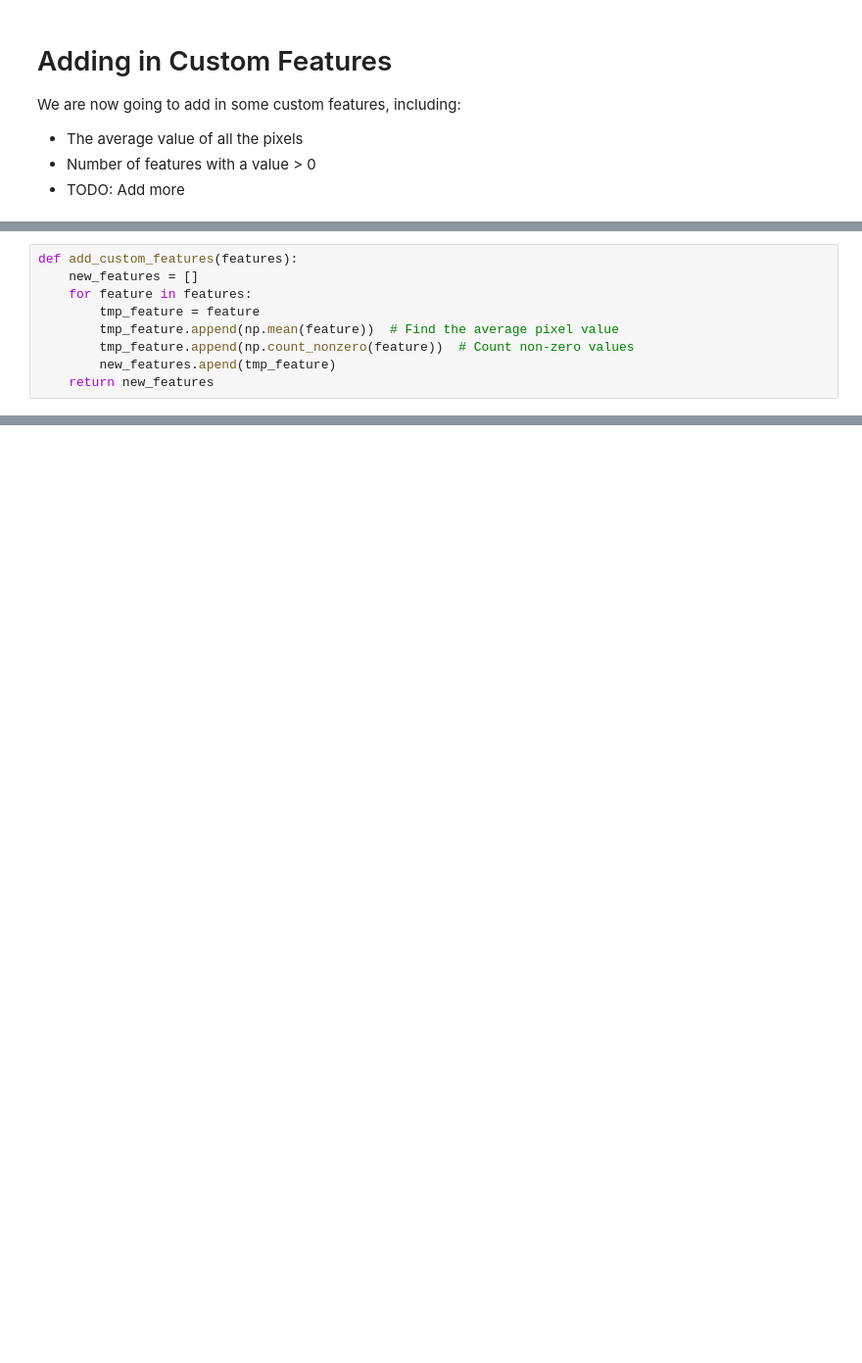
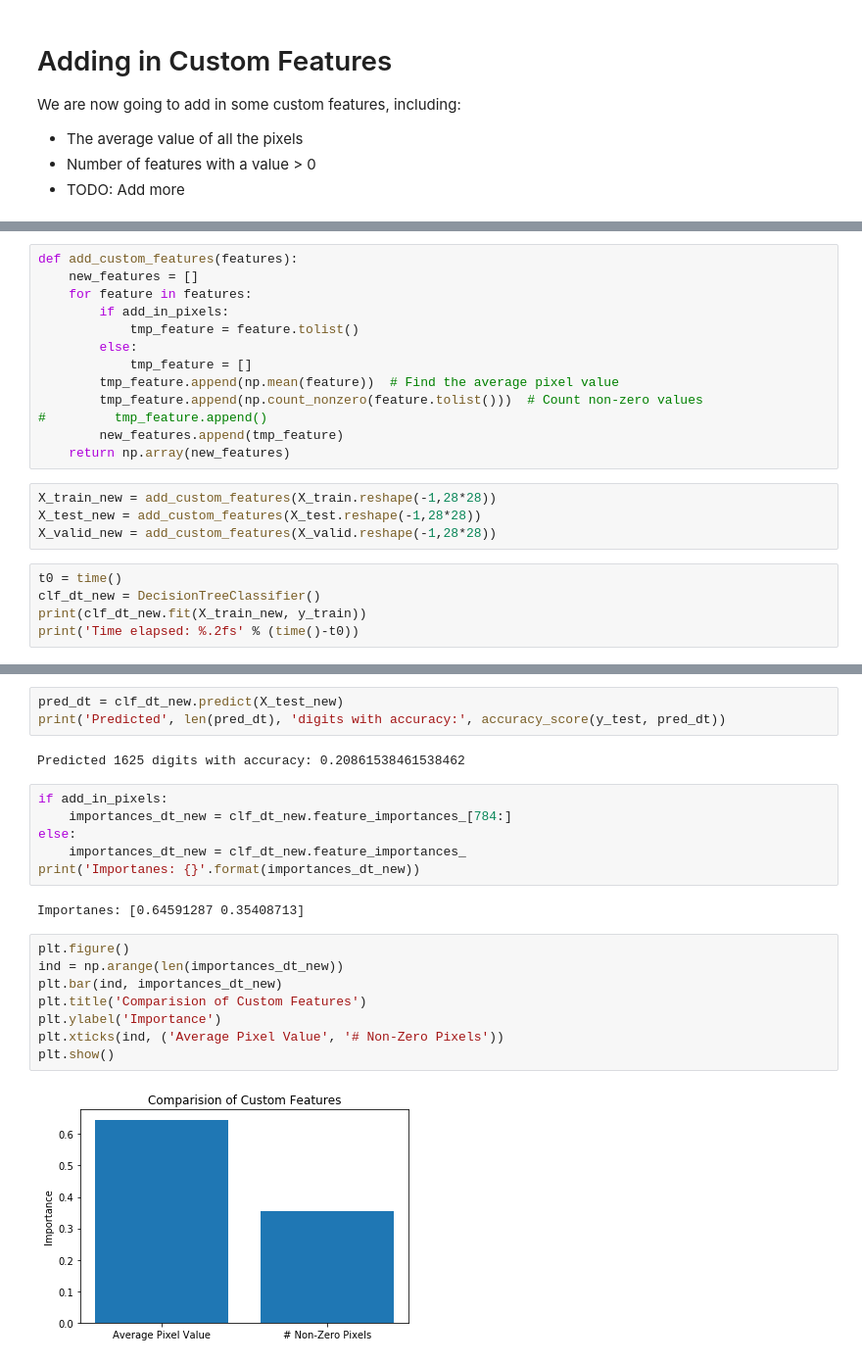
Before and after one commit to diggerdata/MNIST_TSN, a Jupyter notebook: DTClassifier.ipynb, the cells around one changed output, grey strips where cells are left out. Shown at 98% size. Saved outputs shown, nothing was run; the diff lists cells and outputs as text; blank space fills up the shorter version.

```diff
--- a/DTClassifier.ipynb
+++ b/DTClassifier.ipynb
@@ -205,8 +205,21 @@ We are now going to add in some custom features, including:
 def add_custom_features(features):
     new_features = []
     for feature in features:
-        tmp_feature = feature
+        if add_in_pixels:
+            tmp_feature = feature.tolist()
+        else:
+            tmp_feature = []
         tmp_feature.append(np.mean(feature))  # Find the average pixel value
-        tmp_feature.append(np.count_nonzero(feature))  # Count non-zero values
-        new_features.apend(tmp_feature)
-    return new_features
+        tmp_feature.append(np.count_nonzero(feature.tolist()))  # Count non-zero values
+#         tmp_feature.append()
+        new_features.append(tmp_feature)
+    return np.array(new_features)
+# %%
+X_train_new = add_custom_features(X_train.reshape(-1,28*28))
+X_test_new = add_custom_features(X_test.reshape(-1,28*28))
+X_valid_new = add_custom_features(X_valid.reshape(-1,28*28))
+# %%
+t0 = time()
+clf_dt_new = DecisionTreeClassifier()
+print(clf_dt_new.fit(X_train_new, y_train))
+print('Time elapsed: %.2fs' % (time()-t0))
@@ -212,0 +234,23 @@ def add_custom_features(features):
+# %%
+pred_dt = clf_dt_new.predict(X_test_new)
+print('Predicted', len(pred_dt), 'digits with accuracy:', accuracy_score(y_test, pred_dt))
+# %% [output]
+Predicted 1625 digits with accuracy: 0.20861538461538462
+# %%
+if add_in_pixels:
+    importances_dt_new = clf_dt_new.feature_importances_[784:]
+else:
+    importances_dt_new = clf_dt_new.feature_importances_
+print('Importanes: {}'.format(importances_dt_new))
+# %% [output]
+Importanes: [0.64591287 0.35408713]
+# %%
+plt.figure()
+ind = np.arange(len(importances_dt_new))
+plt.bar(ind, importances_dt_new)
+plt.title('Comparision of Custom Features')
+plt.ylabel('Importance')
+plt.xticks(ind, ('Average Pixel Value', '# Non-Zero Pixels'))
+plt.show()
+# %% [output]
+[figure, added]
```
Also changed, not shown: parts of 8 cells of this notebook.
